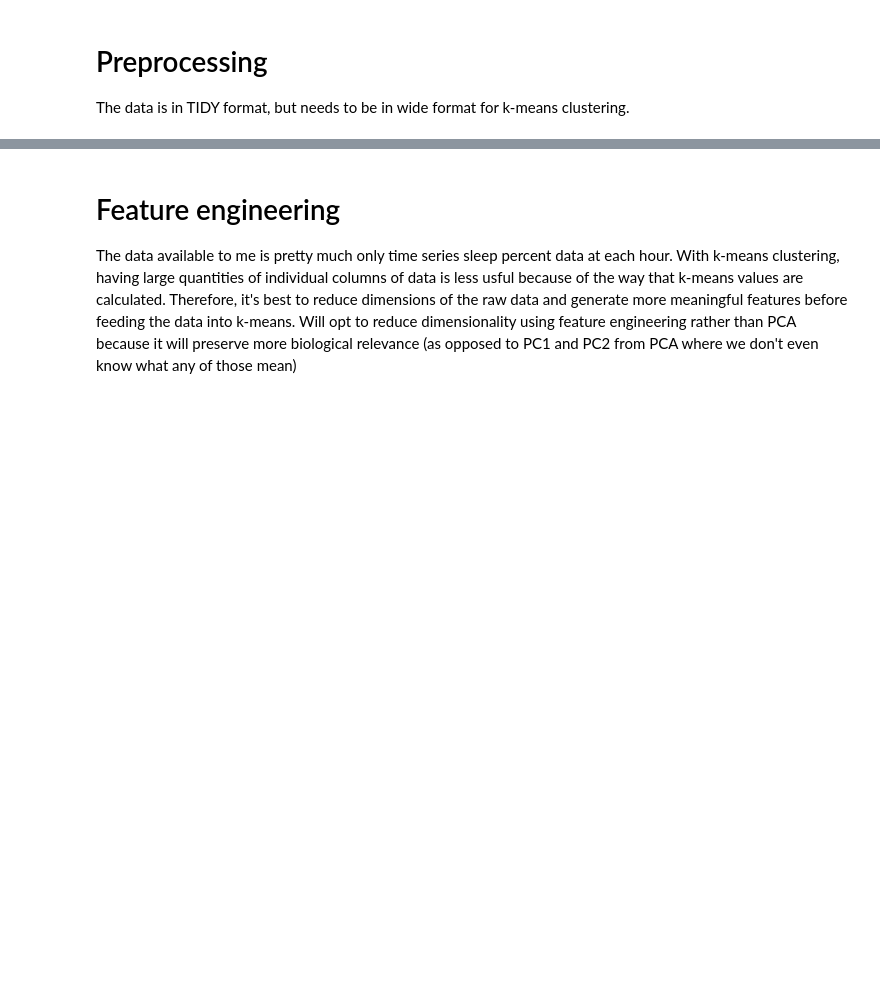
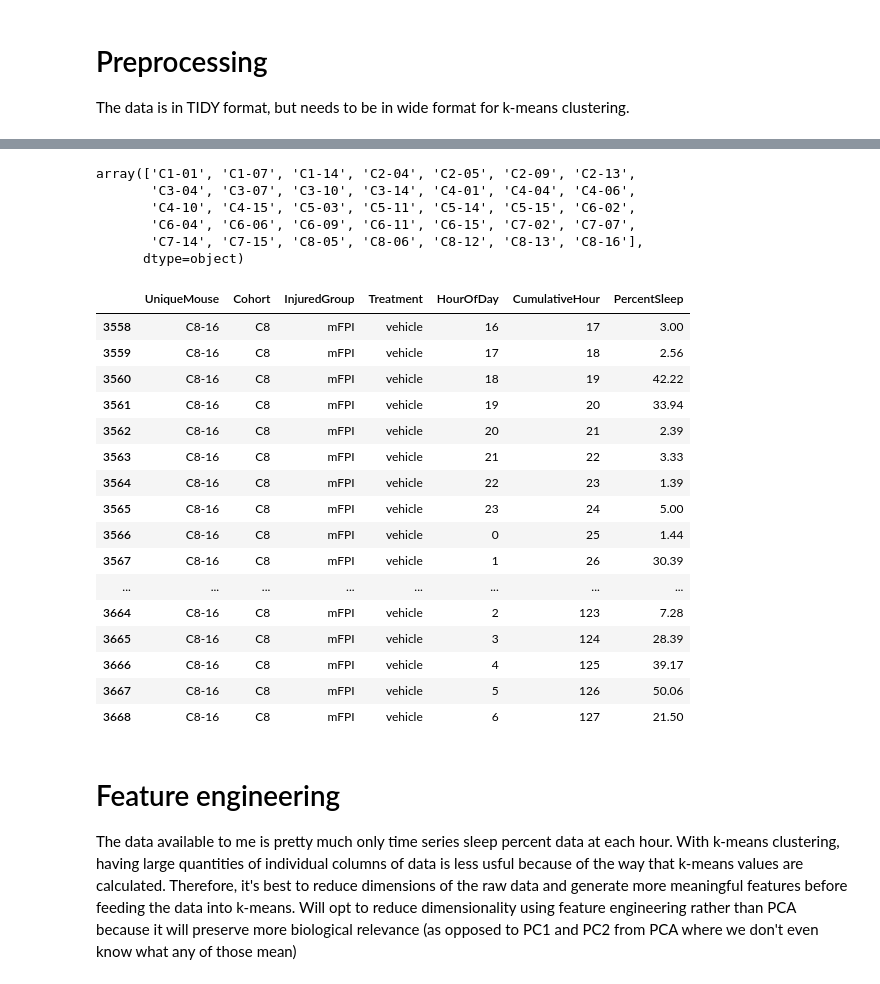
Before and after one commit to kylimcqueen/Sleep-Analysis, a Jupyter notebook: k_means_and_hierarchical00.ipynb, the cells around one changed output, grey strips where cells are left out. Cells and saved outputs as stored; diff of their text form; code cells hidden in the pictures; blank space fills up the shorter version.

```diff
--- a/k_means_and_hierarchical00.ipynb
+++ b/k_means_and_hierarchical00.ipynb
@@ -125,3 +61,36 @@ Naturally, in the wide df there are going to be leading and lagging NaNs across
+# %%
+unique_mice = df['UniqueMouse'].unique()
+unique_mice
+# %% [output]
+array(['C1-01', 'C1-07', 'C1-14', 'C2-04', 'C2-05', 'C2-09', 'C2-13',
+       'C3-04', 'C3-07', 'C3-10', 'C3-14', 'C4-01', 'C4-04', 'C4-06',
+       'C4-10', 'C4-15', 'C5-03', 'C5-11', 'C5-14', 'C5-15', 'C6-02',
+       'C6-04', 'C6-06', 'C6-09', 'C6-11', 'C6-15', 'C7-02', 'C7-07',
+       'C7-14', 'C7-15', 'C8-05', 'C8-06', 'C8-12', 'C8-13', 'C8-16'],
+      dtype=object)
+# %%
+for mouse_id in unique_mice:
+    mouse_data = df[df['UniqueMouse'] == mouse_id]
+# %%
+mouse_data
+# %% [output]
+|  | UniqueMouse | Cohort | InjuredGroup | Treatment | HourOfDay | CumulativeHour | PercentSleep |
+| 3558 | C8-16 | C8 | mFPI | vehicle | 16 | 17 | 3.00 |
+| 3559 | C8-16 | C8 | mFPI | vehicle | 17 | 18 | 2.56 |
+| 3560 | C8-16 | C8 | mFPI | vehicle | 18 | 19 | 42.22 |
+| 3561 | C8-16 | C8 | mFPI | vehicle | 19 | 20 | 33.94 |
+| 3562 | C8-16 | C8 | mFPI | vehicle | 20 | 21 | 2.39 |
+| 3563 | C8-16 | C8 | mFPI | vehicle | 21 | 22 | 3.33 |
+| 3564 | C8-16 | C8 | mFPI | vehicle | 22 | 23 | 1.39 |
+| 3565 | C8-16 | C8 | mFPI | vehicle | 23 | 24 | 5.00 |
+| 3566 | C8-16 | C8 | mFPI | vehicle | 0 | 25 | 1.44 |
+| 3567 | C8-16 | C8 | mFPI | vehicle | 1 | 26 | 30.39 |
+| ... | ... | ... | ... | ... | ... | ... | ... |
+| 3664 | C8-16 | C8 | mFPI | vehicle | 2 | 123 | 7.28 |
+| 3665 | C8-16 | C8 | mFPI | vehicle | 3 | 124 | 28.39 |
+| 3666 | C8-16 | C8 | mFPI | vehicle | 4 | 125 | 39.17 |
+| 3667 | C8-16 | C8 | mFPI | vehicle | 5 | 126 | 50.06 |
+| 3668 | C8-16 | C8 | mFPI | vehicle | 6 | 127 | 21.50 |
 # %% [markdown]
 # Feature engineering
 
```
Also changed, not shown: parts of 11 cells of this notebook.
